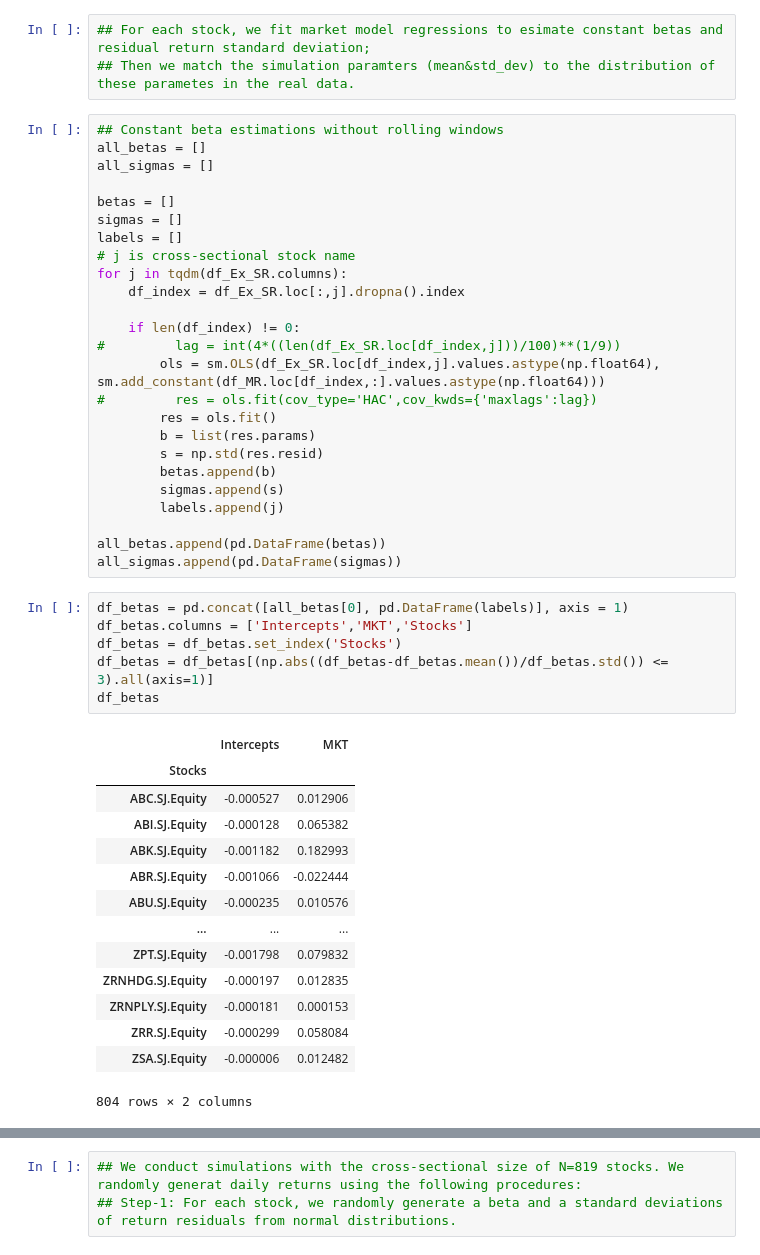
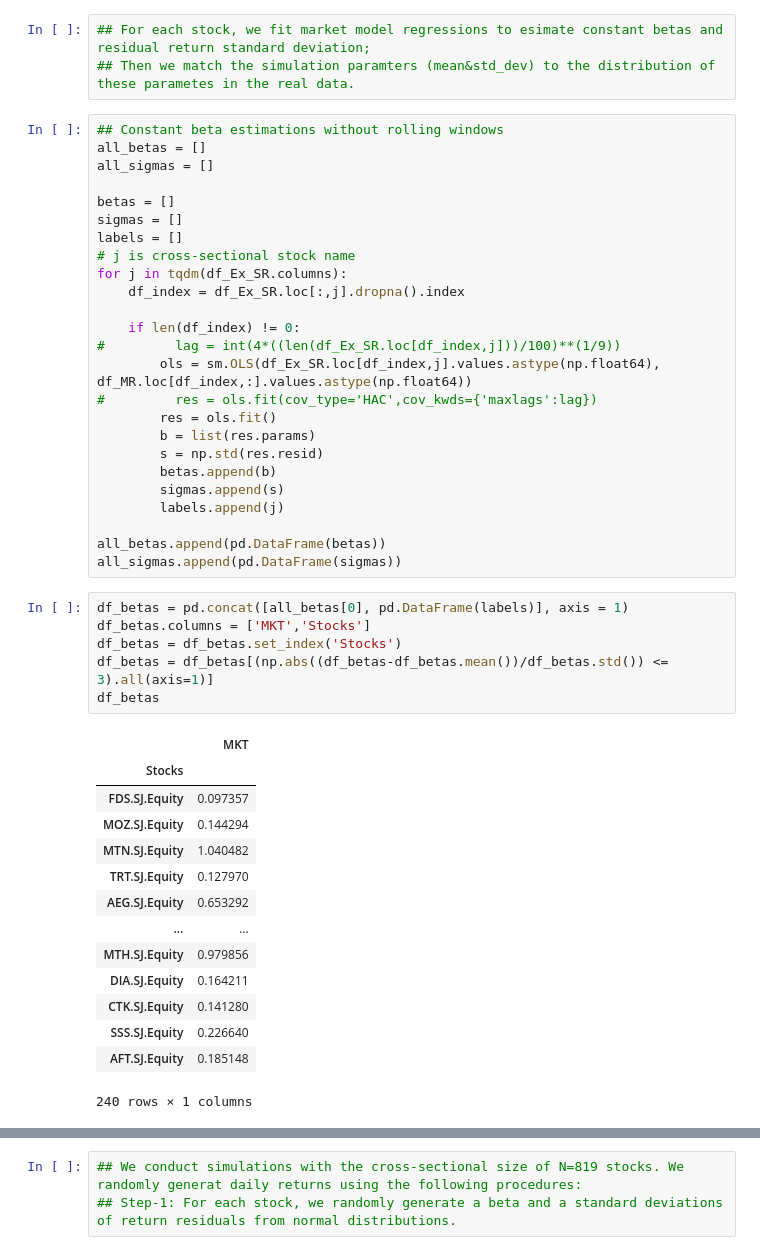
Before and after one commit to runxinlin/Research_Codes_2021, a Jupyter notebook: Python/CAPM Simulation_South Africa_500.ipynb, the cells around one changed output, grey strips where cells are left out. Cells and saved outputs as stored; diff of their text form.

```diff
--- a/Python/CAPM Simulation_South Africa_500.ipynb
+++ b/Python/CAPM Simulation_South Africa_500.ipynb
@@ -50,7 +84,7 @@ for j in tqdm(df_Ex_SR.columns):
 
     if len(df_index) != 0:
 #         lag = int(4*((len(df_Ex_SR.loc[df_index,j]))/100)**(1/9))
-        ols = sm.OLS(df_Ex_SR.loc[df_index,j].values.astype(np.float64), sm.add_constant(df_MR.loc[df_index,:].values.astype(np.float64)))
+        ols = sm.OLS(df_Ex_SR.loc[df_index,j].values.astype(np.float64), df_MR.loc[df_index,:].values.astype(np.float64))
 #         res = ols.fit(cov_type='HAC',cov_kwds={'maxlags':lag})
         res = ols.fit()
         b = list(res.params)
@@ -63,25 +97,25 @@ all_betas.append(pd.DataFrame(betas))
 all_sigmas.append(pd.DataFrame(sigmas))
 # %%
 df_betas = pd.concat([all_betas[0], pd.DataFrame(labels)], axis = 1)
-df_betas.columns = ['Intercepts','MKT','Stocks']
+df_betas.columns = ['MKT','Stocks']
 df_betas = df_betas.set_index('Stocks')
 df_betas = df_betas[(np.abs((df_betas-df_betas.mean())/df_betas.std()) <= 3).all(axis=1)]
 df_betas
 # %% [output]
-|  | Intercepts | MKT |
-| Stocks |  |  |
-| ABC.SJ.Equity | -0.000527 | 0.012906 |
-| ABI.SJ.Equity | -0.000128 | 0.065382 |
-| ABK.SJ.Equity | -0.001182 | 0.182993 |
-| ABR.SJ.Equity | -0.001066 | -0.022444 |
-| ABU.SJ.Equity | -0.000235 | 0.010576 |
-| ... | ... | ... |
-| ZPT.SJ.Equity | -0.001798 | 0.079832 |
-| ZRNHDG.SJ.Equity | -0.000197 | 0.012835 |
-| ZRNPLY.SJ.Equity | -0.000181 | 0.000153 |
-| ZRR.SJ.Equity | -0.000299 | 0.058084 |
-| ZSA.SJ.Equity | -0.000006 | 0.012482 |
+|  | MKT |
+| Stocks |  |
+| FDS.SJ.Equity | 0.097357 |
+| MOZ.SJ.Equity | 0.144294 |
+| MTN.SJ.Equity | 1.040482 |
+| TRT.SJ.Equity | 0.127970 |
+| AEG.SJ.Equity | 0.653292 |
+| ... | ... |
+| MTH.SJ.Equity | 0.979856 |
+| DIA.SJ.Equity | 0.164211 |
+| CTK.SJ.Equity | 0.141280 |
+| SSS.SJ.Equity | 0.226640 |
+| AFT.SJ.Equity | 0.185148 |
-804 rows × 2 columns
+240 rows × 1 columns
 # %%
 ## The following is residual return standard deviations
 df_sigmas = pd.concat([all_sigmas[0], pd.DataFrame(labels)], axis = 1)
```
Also changed, not shown: parts of 7 cells of this notebook, 42 other files.
